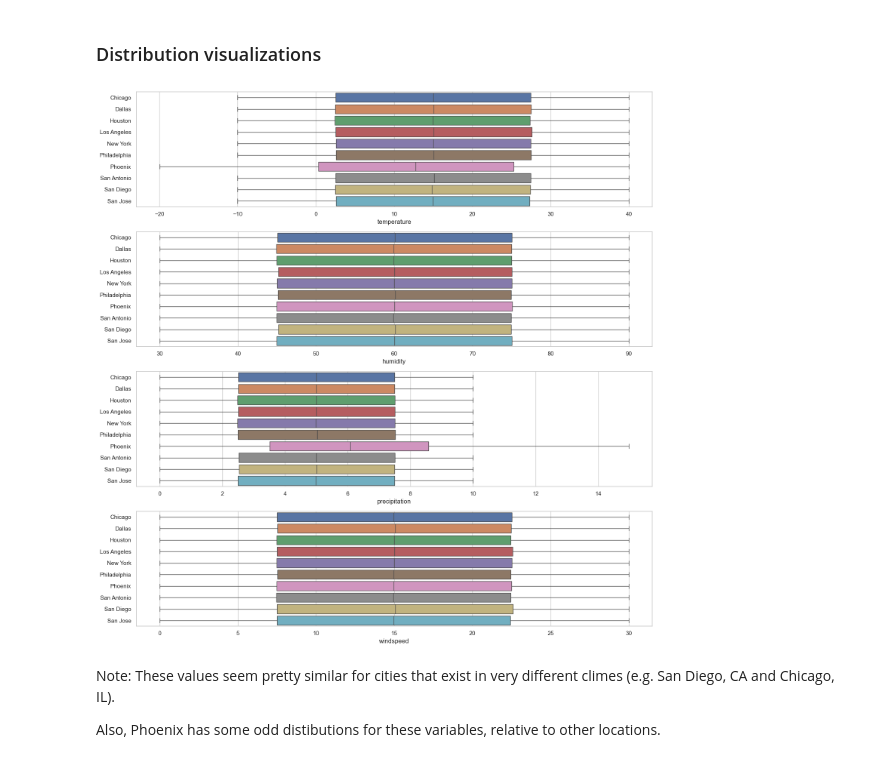
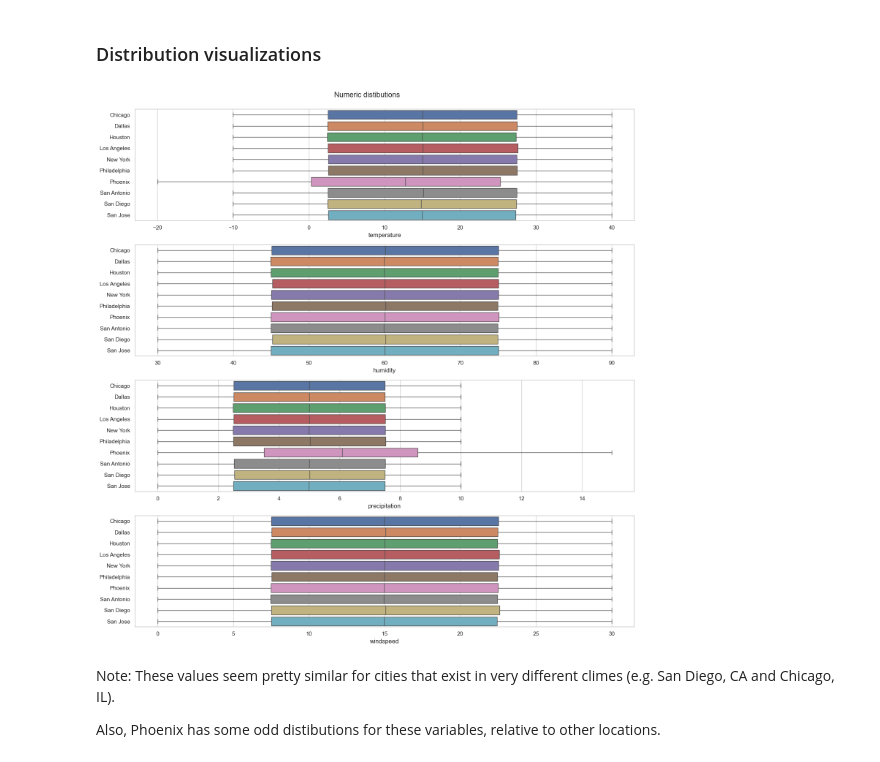
Before and after one commit to kozmik-moore/simple-weather-analysis, a Jupyter notebook: code/notebook.ipynb, the cells around one changed output. Drawn from its saved outputs; the diff is of its cells as text; code cells hidden in the pictures.

```diff
--- a/code/notebook.ipynb
+++ b/code/notebook.ipynb
@@ -194,14 +194,17 @@ df.sort_values(by=['location', 'datetime'])
 # %%
 # Distribution of weather variables
 location_order = sorted([x for x in df.location.unique()])
 fig, axes = plt.subplots(len(weather_vars), 1, figsize=(15,15))
 la = zip(weather_vars, axes)
+target_dir = join(images_dir, 'distributions')
 for l, a in la:
     sns.boxplot(df, x=l, y='location', hue='location', order=location_order, hue_order=location_order, ax=a)
     a.set_ylabel('')
 plt.tight_layout()
+fig.suptitle('Numeric distibutions', y=1.02)
+fig.savefig(join(target_dir, 'numeric_distibutions_boxplot.png'))
 # %% [output]
-[figure, old version]
+[figure, new version]
 # %% [markdown]
 Note:
 These values seem pretty similar for cities that exist in very different climes (e.g. San Diego, CA and Chicago, IL).
```
Also changed, not shown: parts of 13 cells of this notebook, 20 other files.
